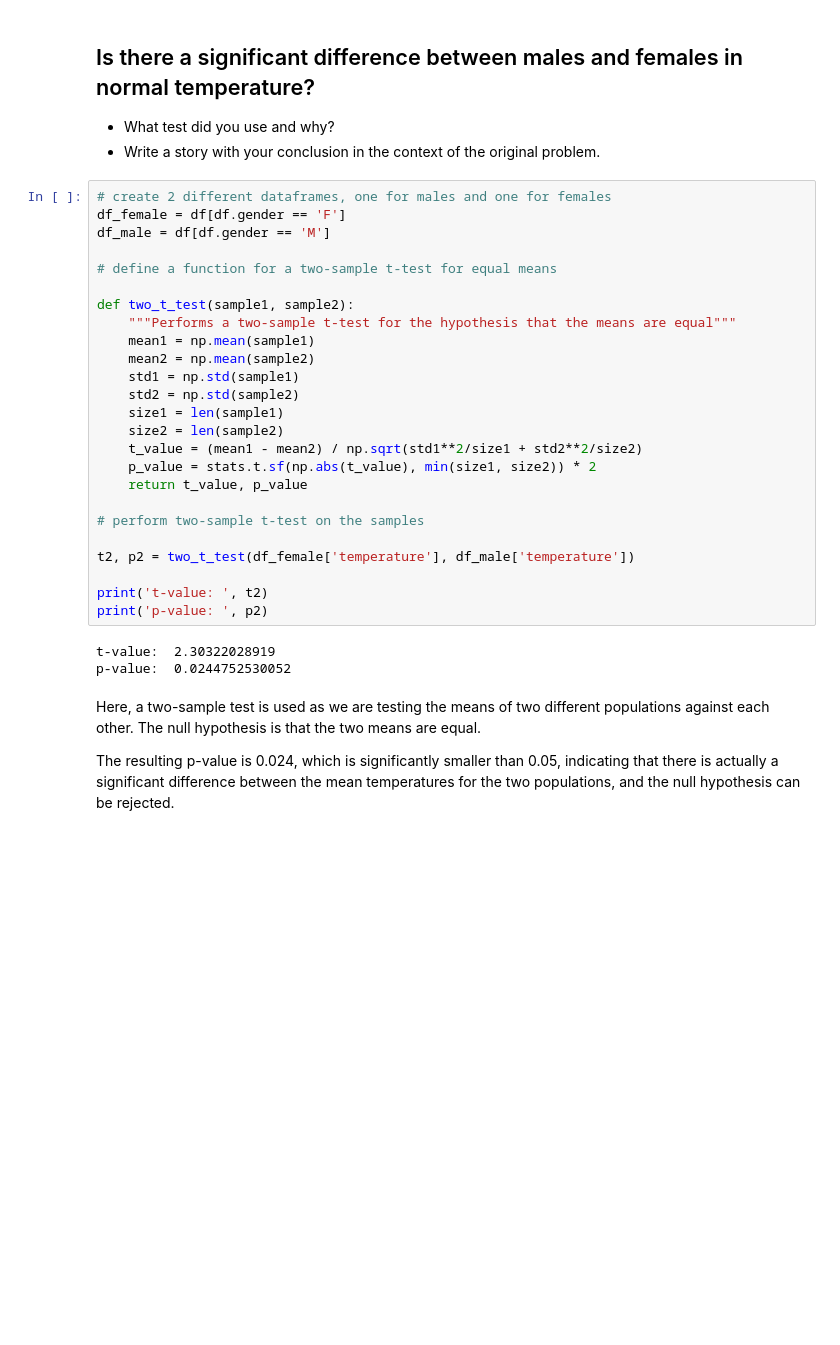
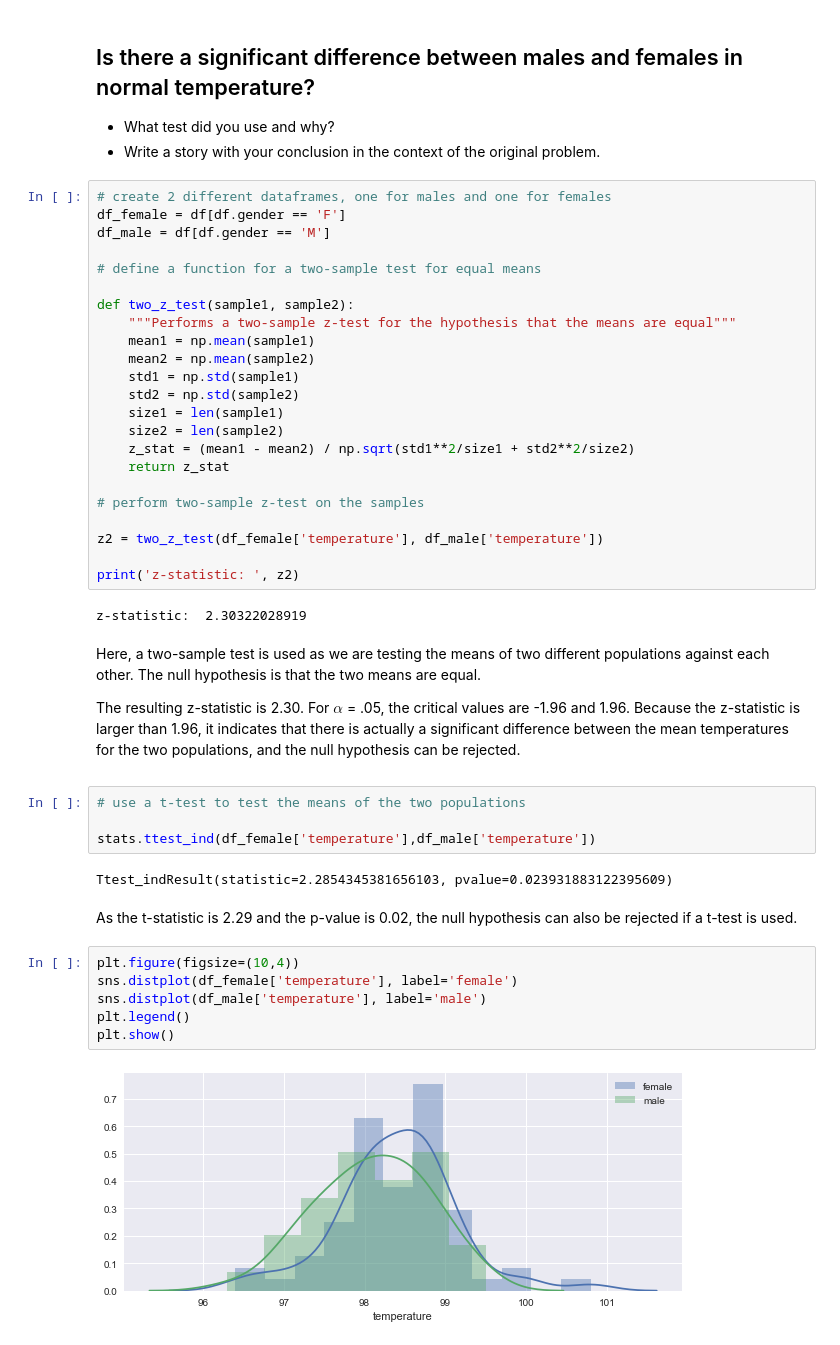
Before and after one commit to kellywong1314/Analytics-and-Machine-Learning, a Jupyter notebook: Mini-Projects/True Human Body Temperature/inferential_statistics_human_temp.ipynb, the cells around one changed output. Saved outputs shown, nothing was run; the diff lists cells and outputs as text; blank space fills up the shorter version.

Commit message:
added concluding statements, made edits to z-test formula for clarity

```diff
--- a/Mini-Projects/True Human Body Temperature/inferential_statistics_human_temp.ipynb
+++ b/Mini-Projects/True Human Body Temperature/inferential_statistics_human_temp.ipynb
@@ -213,30 +190,43 @@ A 95% confidence interval for the sample includes temperatures between 98.12 to
 df_female = df[df.gender == 'F']
 df_male = df[df.gender == 'M']
 
-# define a function for a two-sample t-test for equal means
+# define a function for a two-sample test for equal means
 
-def two_t_test(sample1, sample2):
-    """Performs a two-sample t-test for the hypothesis that the means are equal"""
+def two_z_test(sample1, sample2):
+    """Performs a two-sample z-test for the hypothesis that the means are equal"""
     mean1 = np.mean(sample1)
     mean2 = np.mean(sample2)
     std1 = np.std(sample1)
     std2 = np.std(sample2)
     size1 = len(sample1)
     size2 = len(sample2)
-    t_value = (mean1 - mean2) / np.sqrt(std1**2/size1 + std2**2/size2)
-    p_value = stats.t.sf(np.abs(t_value), min(size1, size2)) * 2
-    return t_value, p_value
+    z_stat = (mean1 - mean2) / np.sqrt(std1**2/size1 + std2**2/size2)
+    return z_stat
 
-# perform two-sample t-test on the samples
+# perform two-sample z-test on the samples
 
-t2, p2 = two_t_test(df_female['temperature'], df_male['temperature'])
+z2 = two_z_test(df_female['temperature'], df_male['temperature'])
 
-print('t-value: ', t2)
-print('p-value: ', p2)
+print('z-statistic: ', z2)
 # %% [output]
-t-value:  2.30322028919
-p-value:  0.0244752530052
+z-statistic:  2.30322028919
 # %% [markdown]
 <p> Here, a two-sample test is used as we are testing the means of two different populations against each other. The null hypothesis is that the two means are equal.
 
-The resulting p-value is 0.024, which is significantly smaller than 0.05, indicating that there is actually a significant difference between the mean temperatures for the two populations, and the null hypothesis can be rejected.
+The resulting z-statistic is 2.30. For ${\alpha}$ = .05, the critical values are -1.96 and 1.96. Because the z-statistic is larger than 1.96, it indicates that there is actually a significant difference between the mean temperatures for the two populations, and the null hypothesis can be rejected.
+# %%
+# use a t-test to test the means of the two populations
+
+stats.ttest_ind(df_female['temperature'],df_male['temperature'])
+# %% [output]
+Ttest_indResult(statistic=2.2854345381656103, pvalue=0.023931883122395609)
+# %% [markdown]
+As the t-statistic is 2.29 and the p-value is 0.02, the null hypothesis can also be rejected if a t-test is used.
+# %%
+plt.figure(figsize=(10,4))
+sns.distplot(df_female['temperature'], label='female')
+sns.distplot(df_male['temperature'], label='male')
+plt.legend()
+plt.show()
+# %% [output]
+[figure, added]
```
Also changed, not shown: parts of 19 cells of this notebook.
